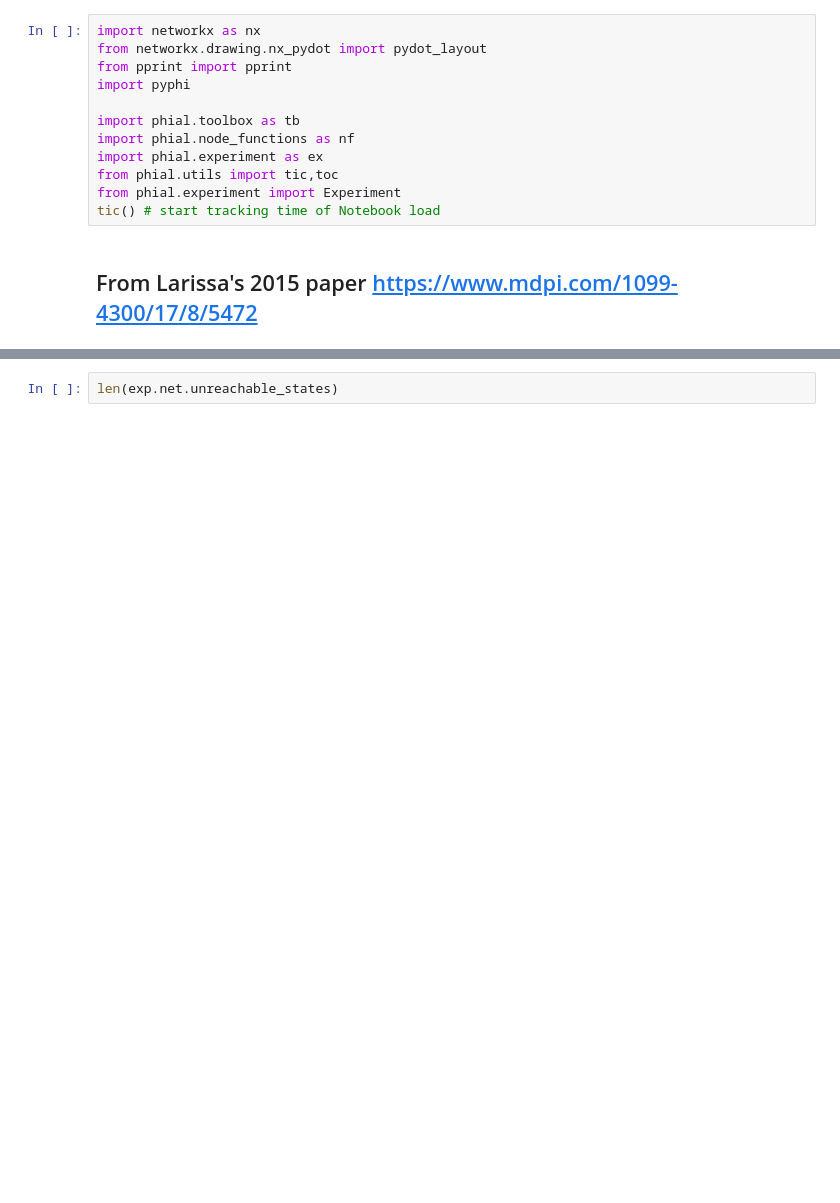
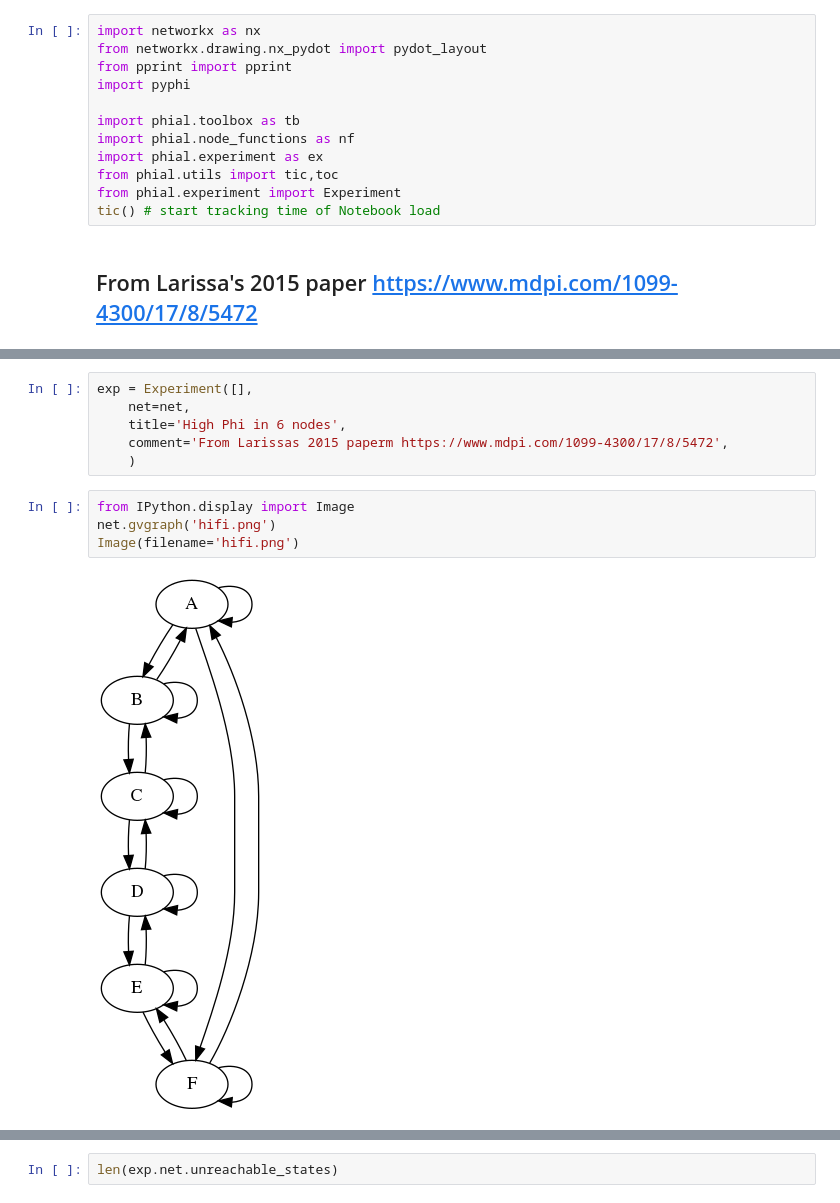
Before and after one commit to wesmith/phial, a Jupyter notebook: notebooks/hi-fi.ipynb, the cells around one changed output, grey strips where cells are left out. Drawn from its saved outputs; the diff is of its cells as text; blank space fills up the shorter version.

```diff
--- a/notebooks/hi-fi.ipynb
+++ b/notebooks/hi-fi.ipynb
@@ -107,0 +128,12 @@ net.info()
+# %%
+exp = Experiment([],
+    net=net,
+    title='High Phi in 6 nodes',
+    comment='From Larissas 2015 paperm https://www.mdpi.com/1099-4300/17/8/5472',
+    )
+# %%
+from IPython.display import Image
+net.gvgraph('hifi.png')
+Image(filename='hifi.png')
+# %% [output]
+[figure, added]
```
Also changed, not shown: parts of 14 cells of this notebook, 7 other files.
